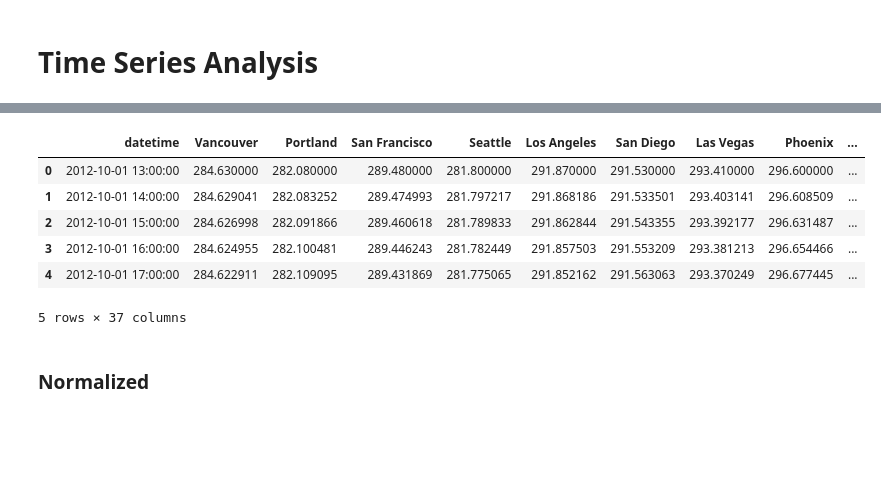
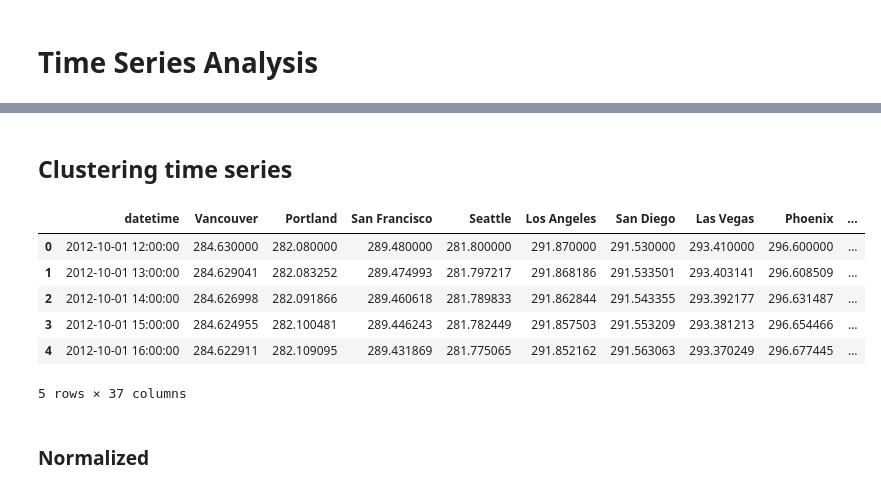
Before and after one commit to edieraristizabal/MachineLearning, a Jupyter notebook: NOTEBOOKS/24g_TimeSeries_cluster.ipynb, the cells around one changed output, grey strips where cells are left out. Saved outputs shown, nothing was run; the diff lists cells and outputs as text; code cells hidden in the pictures; blank space fills up the shorter version.

```diff
--- a/NOTEBOOKS/24g_TimeSeries_cluster.ipynb
+++ b/NOTEBOOKS/24g_TimeSeries_cluster.ipynb
@@ -11,17 +194,19 @@ import pandas as pd
+# %% [markdown]
+## Clustering time series
 # %%
-time_series_data = pd.read_csv('../data/temperature.csv', parse_dates=['datetime'], index_col='datetime')
-city_data = pd.read_csv('../data/city_attributes.csv')
+time_series_data = pd.read_csv('https://raw.githubusercontent.com/edieraristizabal/MachineLearning/master/data/temperature.csv')
+city_data = pd.read_csv('https://raw.githubusercontent.com/edieraristizabal/MachineLearning/master/data/city_attributes.csv')
 cities_list = city_data.City.tolist()
-ts = time_series_data.dropna().reset_index()
-ts['datetime'] = pd.to_datetime(ts['datetime'])
+ts = time_series_data.dropna().reset_index().drop('index',axis=1)
+ts['datetime'] = pd.to_datetime(time_series_data['datetime'])
 ts.head()
 # %% [output]
 |  | datetime | Vancouver | Portland | San Francisco | Seattle | Los Angeles | San Diego | Las Vegas | Phoenix | ... |
-| 0 | 2012-10-01 13:00:00 | 284.630000 | 282.080000 | 289.480000 | 281.800000 | 291.870000 | 291.530000 | 293.410000 | 296.600000 | ... |
-| 1 | 2012-10-01 14:00:00 | 284.629041 | 282.083252 | 289.474993 | 281.797217 | 291.868186 | 291.533501 | 293.403141 | 296.608509 | ... |
-| 2 | 2012-10-01 15:00:00 | 284.626998 | 282.091866 | 289.460618 | 281.789833 | 291.862844 | 291.543355 | 293.392177 | 296.631487 | ... |
-| 3 | 2012-10-01 16:00:00 | 284.624955 | 282.100481 | 289.446243 | 281.782449 | 291.857503 | 291.553209 | 293.381213 | 296.654466 | ... |
-| 4 | 2012-10-01 17:00:00 | 284.622911 | 282.109095 | 289.431869 | 281.775065 | 291.852162 | 291.563063 | 293.370249 | 296.677445 | ... |
+| 0 | 2012-10-01 12:00:00 | 284.630000 | 282.080000 | 289.480000 | 281.800000 | 291.870000 | 291.530000 | 293.410000 | 296.600000 | ... |
+| 1 | 2012-10-01 13:00:00 | 284.629041 | 282.083252 | 289.474993 | 281.797217 | 291.868186 | 291.533501 | 293.403141 | 296.608509 | ... |
+| 2 | 2012-10-01 14:00:00 | 284.626998 | 282.091866 | 289.460618 | 281.789833 | 291.862844 | 291.543355 | 293.392177 | 296.631487 | ... |
+| 3 | 2012-10-01 15:00:00 | 284.624955 | 282.100481 | 289.446243 | 281.782449 | 291.857503 | 291.553209 | 293.381213 | 296.654466 | ... |
+| 4 | 2012-10-01 16:00:00 | 284.622911 | 282.109095 | 289.431869 | 281.775065 | 291.852162 | 291.563063 | 293.370249 | 296.677445 | ... |
 5 rows × 37 columns
 # %% [markdown]
 ### Normalized
```
Also changed, not shown: parts of 20 cells of this notebook, 3 other files.
